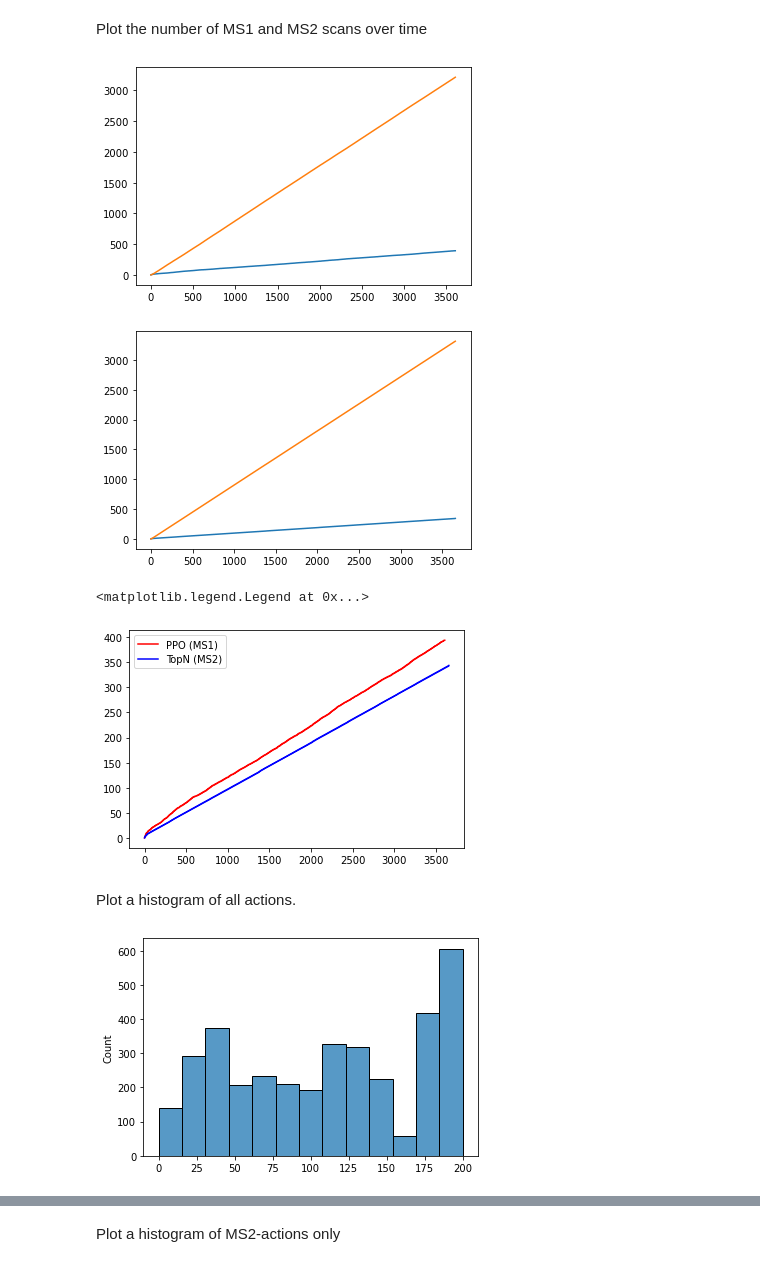
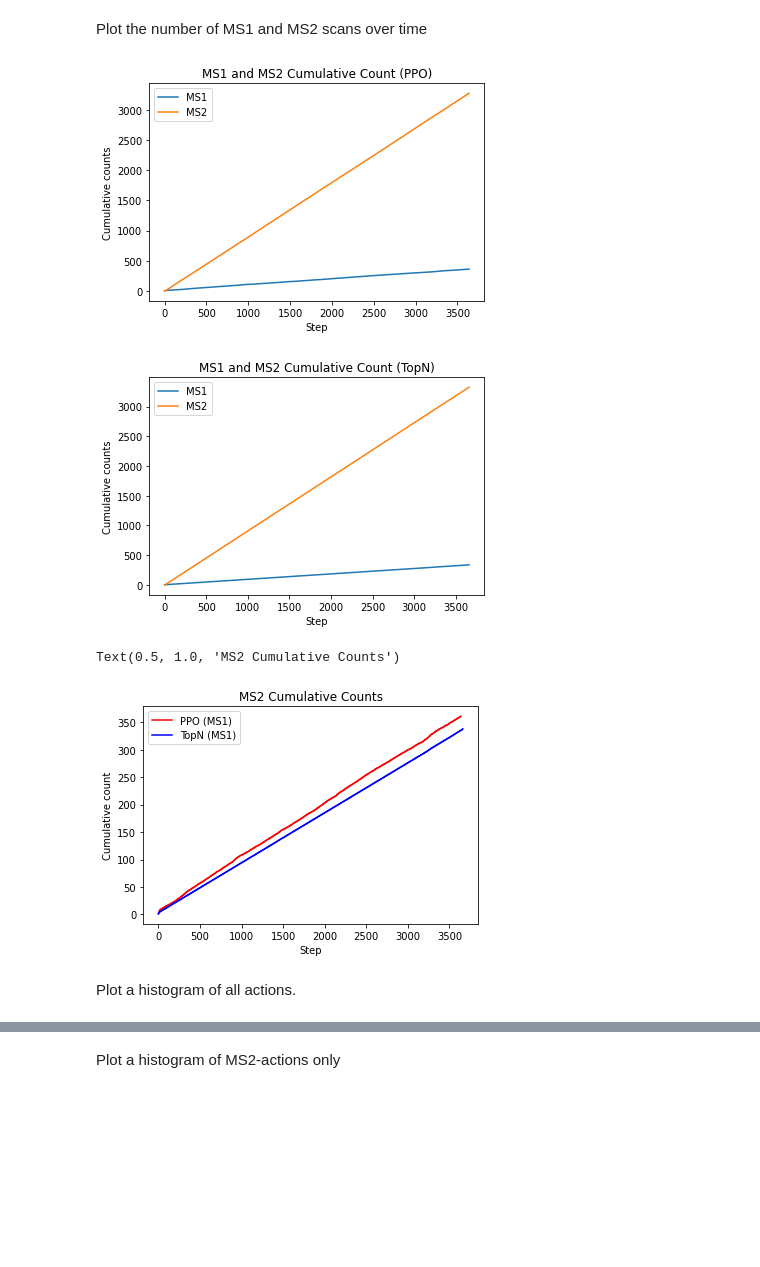
Before and after one commit to glasgowcompbio/vimms-gym, a Jupyter notebook: notebooks/simulated_chems/visualisation.ipynb, the cells around one changed output, grey strips where cells are left out. Drawn from its saved outputs; the diff is of its cells as text; code cells hidden in the pictures; blank space fills up the shorter version.

```diff
--- a/notebooks/simulated_chems/visualisation.ipynb
+++ b/notebooks/simulated_chems/visualisation.ipynb
@@ -227,9 +211,0 @@ def plot_N(episodic_result):
-# %%
-def plot_ms1_ms2_counts(episodic_result):
-    ms_levels = np.array([int(obs['ms_level'][0]) for obs in episodic_result.observations])
-    ms1_count = np.cumsum((ms_levels == 1))
-    ms2_count = np.cumsum((ms_levels == 2))
-
-    plt.plot(ms1_count)
-    plt.plot(ms2_count)
-    return ms1_count, ms2_count
@@ -306,25 +228,22 @@ plot_N(topN_result)
 # %% [markdown]
 Plot the number of MS1 and MS2 scans over time
 # %%
-ppo_ms1, ppo_ms2 = plot_ms1_ms2_counts(ppo_result)
+ppo_ms1, ppo_ms2 = plot_ms1_ms2_counts(ppo_result, title='MS1 and MS2 Cumulative Count (PPO)')
 # %% [output]
-[figure, old version]
+[figure, new version]
 # %%
-topN_ms1, topN_ms2 = plot_ms1_ms2_counts(topN_result)
+topN_ms1, topN_ms2 = plot_ms1_ms2_counts(topN_result, title='MS1 and MS2 Cumulative Count (TopN)')
 # %% [output]
-[figure, old version]
+[figure, new version]
 # %%
 plt.plot(ppo_ms1, 'r-', label='PPO (MS1)')
-plt.plot(topN_ms1, 'b-', label='TopN (MS2)')
-# plt.plot(ppo_ms2, 'r--', label='PPO (MS2)')
-# plt.plot(topN_ms2, 'b--', label='TopN (MS2)')
+plt.plot(topN_ms1, 'b-', label='TopN (MS1)')
 plt.legend()
+plt.ylabel('Cumulative count')
+plt.xlabel('Step')
+plt.title('MS2 Cumulative Counts')
 # %% [output]
-<matplotlib.legend.Legend at 0x...>
+Text(0.5, 1.0, 'MS2 Cumulative Counts')
-[figure, old version]
+[figure, new version]
 # %% [markdown]
 Plot a histogram of all actions.
-# %%
-plot_action_hist(ppo_result)
-# %% [output]
-[figure, removed]
```
Also changed, not shown: parts of 24 cells of this notebook, 6 other files.
